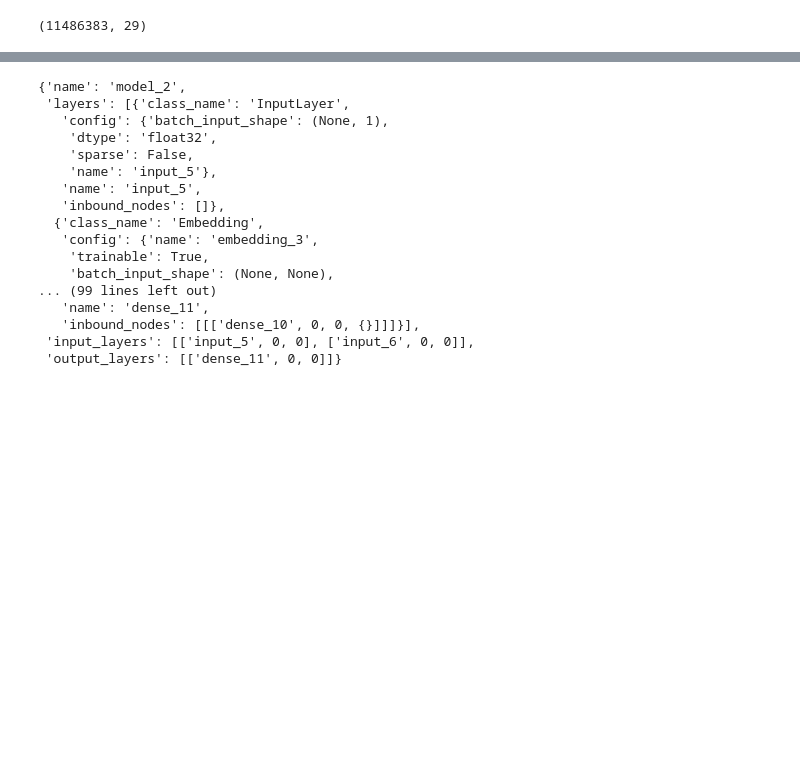
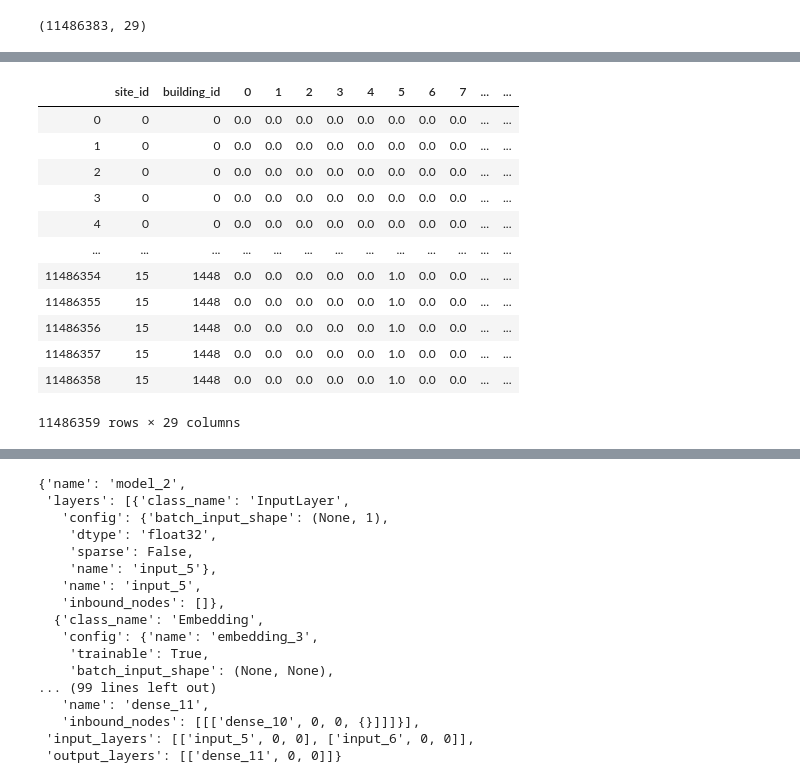
Before and after one commit to Runmangogo/Kaggle_ASHRAE_energy, a Jupyter notebook: trainingModels.ipynb, the cells around one changed output, grey strips where cells are left out. Saved outputs shown, nothing was run; the diff lists cells and outputs as text; code cells hidden in the pictures; blank space fills up the shorter version.

```diff
--- a/trainingModels.ipynb
+++ b/trainingModels.ipynb
@@ -26,0 +23,4 @@ merge_train0_no0.drop(['site_id','building_id','timestamp','meter_reading'], axi
+# %%
+# find out outliners
+idx = merge_train0_no0.meter_reading.sort_values(ascending= False).head(24).index
+idx
@@ -26,0 +33,3 @@ merge_train0_no0.drop(['site_id','building_id','timestamp','meter_reading'], axi
+# %%
+# delete outliners
+merge_train0_no0.drop(list(idx), inplace=True)
@@ -26,0 +56,17 @@ merge_train0_no0.drop(['site_id','building_id','timestamp','meter_reading'], axi
+# %%
+merge_train0_no0.reset_index(inplace = True, drop= True)
+merge_train0_no0
+# %% [output]
+|  | site_id | building_id | 0 | 1 | 2 | 3 | 4 | 5 | 6 | 7 | ... | ... |
+| 0 | 0 | 0 | 0.0 | 0.0 | 0.0 | 0.0 | 0.0 | 0.0 | 0.0 | 0.0 | ... | ... |
+| 1 | 0 | 0 | 0.0 | 0.0 | 0.0 | 0.0 | 0.0 | 0.0 | 0.0 | 0.0 | ... | ... |
+| 2 | 0 | 0 | 0.0 | 0.0 | 0.0 | 0.0 | 0.0 | 0.0 | 0.0 | 0.0 | ... | ... |
+| 3 | 0 | 0 | 0.0 | 0.0 | 0.0 | 0.0 | 0.0 | 0.0 | 0.0 | 0.0 | ... | ... |
+| 4 | 0 | 0 | 0.0 | 0.0 | 0.0 | 0.0 | 0.0 | 0.0 | 0.0 | 0.0 | ... | ... |
+| ... | ... | ... | ... | ... | ... | ... | ... | ... | ... | ... | ... | ... |
+| 11486354 | 15 | 1448 | 0.0 | 0.0 | 0.0 | 0.0 | 0.0 | 1.0 | 0.0 | 0.0 | ... | ... |
+| 11486355 | 15 | 1448 | 0.0 | 0.0 | 0.0 | 0.0 | 0.0 | 1.0 | 0.0 | 0.0 | ... | ... |
+| 11486356 | 15 | 1448 | 0.0 | 0.0 | 0.0 | 0.0 | 0.0 | 1.0 | 0.0 | 0.0 | ... | ... |
+| 11486357 | 15 | 1448 | 0.0 | 0.0 | 0.0 | 0.0 | 0.0 | 1.0 | 0.0 | 0.0 | ... | ... |
+| 11486358 | 15 | 1448 | 0.0 | 0.0 | 0.0 | 0.0 | 0.0 | 1.0 | 0.0 | 0.0 | ... | ... |
+11486359 rows × 29 columns
```
Also changed, not shown: parts of 16 cells of this notebook, 1 other file.
